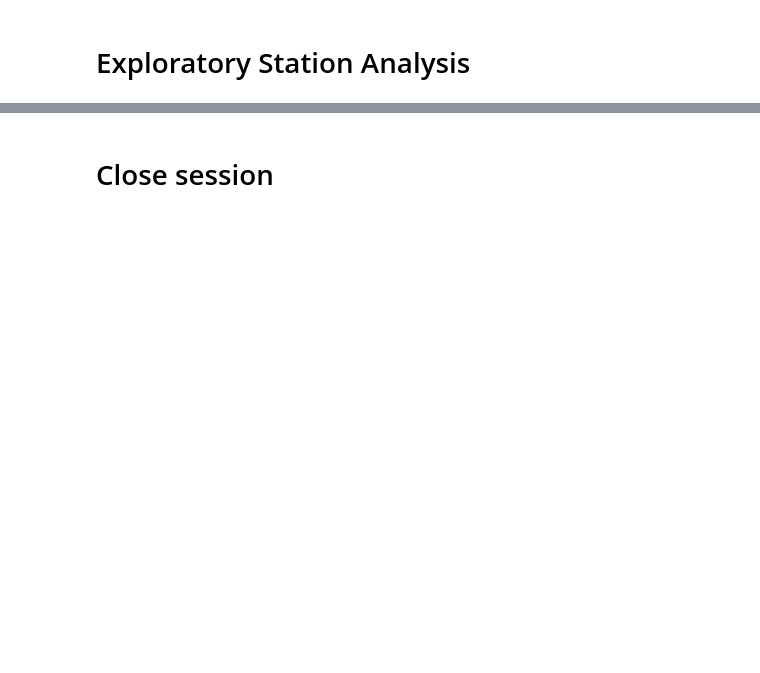
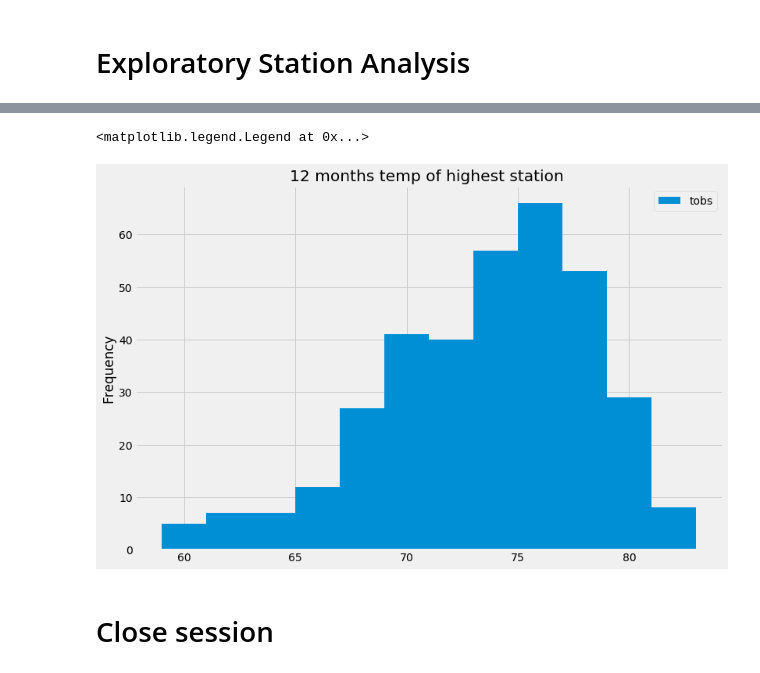
Before and after one commit to nithiyasuresh/sqlalchemy-challenge, a Jupyter notebook: climate_starter.ipynb, the cells around one changed output, grey strips where cells are left out. Cells and saved outputs as stored; diff of their text form; code cells hidden in the pictures; blank space fills up the shorter version.

```diff
--- a/climate_starter.ipynb
+++ b/climate_starter.ipynb
@@ -162,0 +182,3 @@ plt.show()
+# %%
+count = (session.query(*sel).group_by(Measurement.station)).order_by(func.count(Measurement.station).desc()).all()
+count
@@ -163,2 +195,4 @@ plt.show()
 # %%
 # Using the most active station id from the previous query, calculate the lowest, highest, and average temperature.
+most_active = count[0][0]
+most_active
@@ -165,3 +217,7 @@ plt.show()
 # %%
 # Using the most active station id
 # Query the last 12 months of temperature observation data for this station and plot the results as a histogram
+
+tobs_previous = session.query(Measurement.date, Measurement.station, Measurement.tobs)\
+.filter((Measurement.date >= previous_year) & (Measurement.station == most_active)).all()
+tobs_previous
@@ -167,0 +242,4 @@ plt.show()
+# %%
+# Creating dataframe
+tobs_df = pd.DataFrame(tobs_previous)
+tobs_df
@@ -168,3 +260,10 @@ plt.show()
+# %%
+#Plotting temperature histogram
+tobs_df.plot(kind="hist",title="12 months temp of highest station ",bins=12, figsize=(12,8)).legend(
+    loc='upper right', ncol=3)
+# %% [output]
+<matplotlib.legend.Legend at 0x...>
+[figure, added]
 # %% [markdown]
 # Close session
 # %%
```
Also changed, not shown: parts of 13 cells of this notebook, 2 other files.
